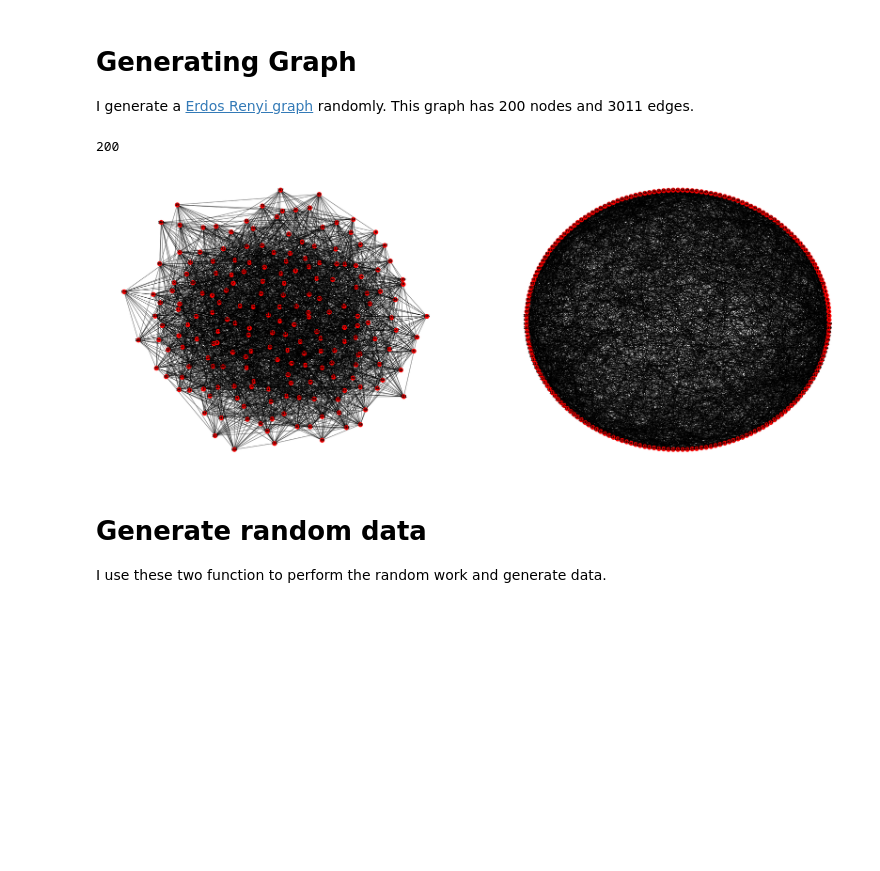
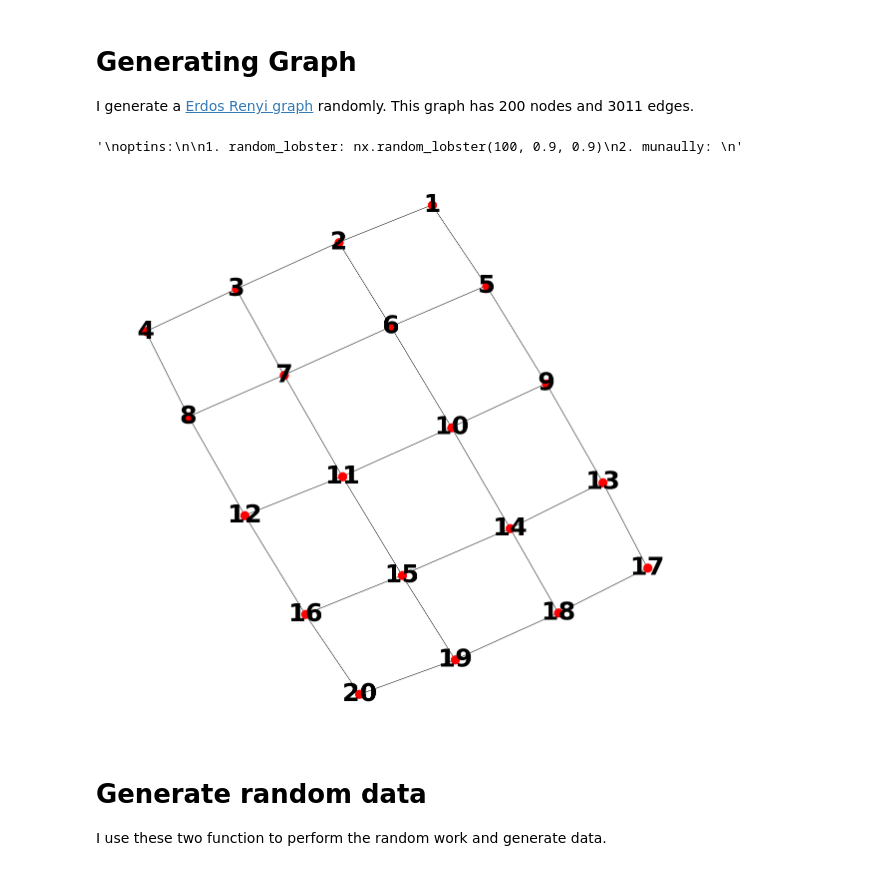
Before and after one commit to ChihchengHsieh/P700, a Jupyter notebook: Generating_data.ipynb, the cells around one changed output. Cells and saved outputs as stored; diff of their text form; code cells hidden in the pictures; blank space fills up the shorter version.

```diff
--- a/Generating_data.ipynb
+++ b/Generating_data.ipynb
@@ -8,11 +8,3 @@ import pickle
 # Generating Graph
 
 I generate a [Erdos Renyi graph](https://networkx.github.io/documentation/networkx-1.9/reference/generated/networkx.generators.random_graphs.erdos_renyi_graph.html) randomly. This graph has 200 nodes and 3011 edges.
-# %%
-# node from 1 to 200
-G = nx.erdos_renyi_graph(201, 0.15,seed=101)
-G.number_of_edges()
-G.remove_node(0)
-G.number_of_nodes()
-# %% [output]
-200
@@ -19,12 +28,20 @@ G.number_of_nodes()
+# %%
+'''
+optins:
+1. random_lobster: nx.random_lobster(100, 0.9, 0.9)
+2. munaully:
+'''
+# %% [output]
+'\noptins:\n\n1. random_lobster: nx.random_lobster(100, 0.9, 0.9)\n2. munaully: \n'
 # %%
-fig, ax = plt.subplots(figsize= (50,20))
-plt.subplot(122)
-nx.draw_shell(G,with_labels=True, font_weight='bold')
-plt.subplot(121)
-nx.draw(G, with_labels=True, font_weight='bold')
-#fig.savefig('./Graph')
+G = nx.convert_node_labels_to_integers(nx.grid_2d_graph(5,4),1)
+fig, ax = plt.subplots(figsize= (20,20))
+#plt.subplot(121)
+#nx.draw_shell(G,with_labels=True, font_weight='bold')
+nx.draw(G, with_labels=True, font_weight='bold', font_size = 50)
+fig.savefig('./Graph.png')
 # %% [output]
-[figure, old version]
+[figure, new version]
 # %% [markdown]
 # Generate random data
 
```
Also changed, not shown: parts of 6 cells of this notebook, 13 other files.
